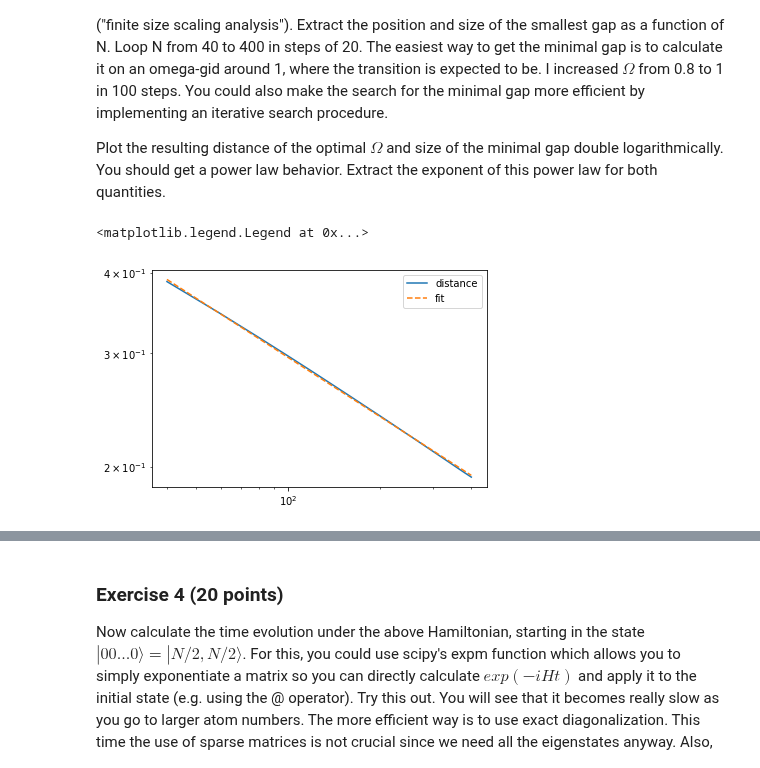
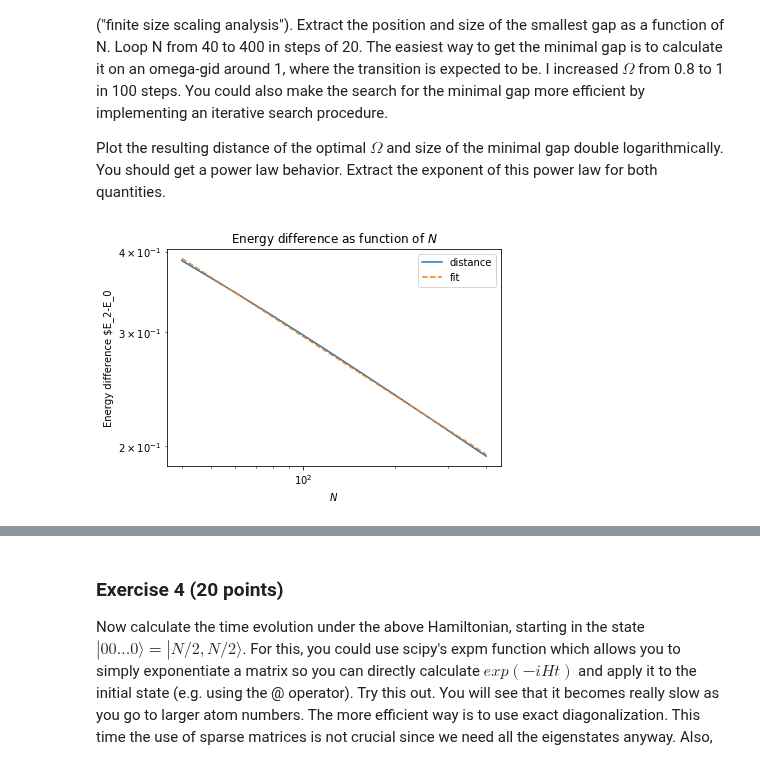
Before and after one commit to ml4cdeca/ComputationalQuantumDynamics, a Jupyter notebook: blatt4/exercise4.ipynb, the cells around one changed output, grey strips where cells are left out. Drawn from its saved outputs; the diff is of its cells as text; code cells hidden in the pictures.

```diff
--- a/blatt4/exercise4.ipynb
+++ b/blatt4/exercise4.ipynb
@@ -66,11 +44,11 @@ def Spm(N,plus=True):
 def M(N): #returns [-J,...,J]
     return np.array([*range(-N//2,N//2+1)])+(.5 if N%2==1 else 0)
 def Sz(N):
-    return sp.diags(M(N),0)
+    return sp.diags(M(N),0,format='csc')
 def Spm(N,plus=True):
     return sp.diags(np.sqrt(N/2*(N/2+1)-M(N)*(M(N)+1))[:N],-1 if plus else 1)
 def Sx(N):
-    return sp.diags([np.sqrt(N/2*(N/2+1)-M(N)*(M(N)+1))[:N]]*2,[-1,1])/2
+    return sp.diags([np.sqrt(N/2*(N/2+1)-M(N)*(M(N)+1))[:N]]*2,[-1,1],format='csc')/2
 # %%
 #Hamiltonian as sparse matrix:
 def H(N,Om,J=1):
@@ -147,9 +123,11 @@ def logline(x,a,b):
 # %%
 plt.loglog(NSpace,diff,label='distance')
 popt,pcov=curve_fit(logline,NSpace,diff)
 plt.plot(NSpace,logline(NSpace,*popt),'--',label='fit')
 plt.legend()
-plt.title('')
+plt.title('Energy difference as function of $N$')
+plt.xlabel('$N$')
+plt.ylabel('Energy difference $E_2-E_0')
+plt.show()
 # %% [output]
-<matplotlib.legend.Legend at 0x...>
-[figure, old version]
+[figure, new version]
```
Also changed, not shown: parts of 8 cells of this notebook.
